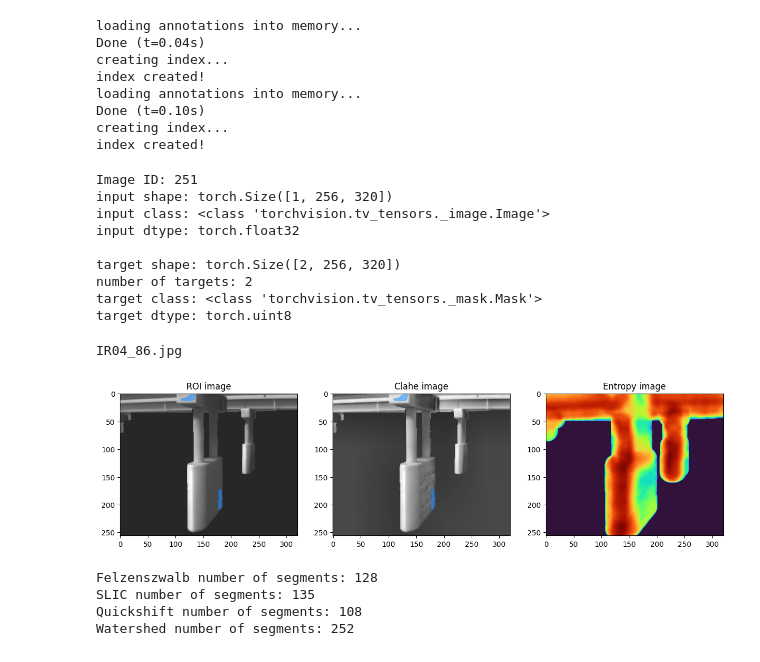
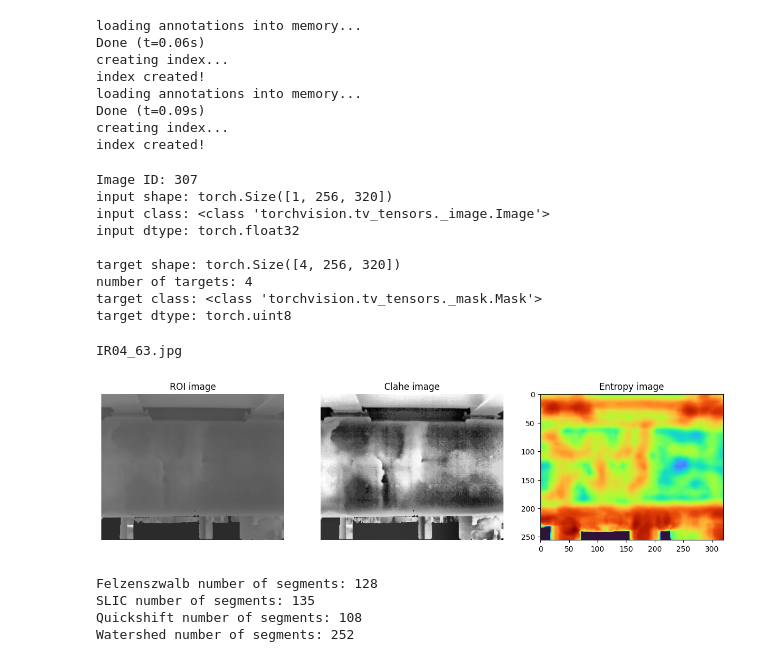
Before and after one commit to gramos93/mercury-duckling, a Jupyter notebook: notebooks/colormaps_example.ipynb, the cells around one changed output. Drawn from its saved outputs; the diff is of its cells as text; code cells hidden in the pictures.

```diff
--- a/notebooks/colormaps_example.ipynb
+++ b/notebooks/colormaps_example.ipynb
@@ -43,7 +43,7 @@ transforms = v2.Compose(
         v2.ToDtype({tv_tensors.Image: torch.float32, "others": None}, scale=False),
     ]
 )
-root="../data/merged_dataset_delam_thm"
+root="../../data/merged_dataset_delam_thm"
 dataset = ThermalDataset(
     root=root,
     annFile=os.path.join(root, "annotations/delamination.json"),
@@ -55,7 +55,7 @@ dataset = wrap_dataset_for_transforms_v2(
     dataset,
     target_keys=["masks", "labels", "boxes", "image_id"]
 )
-root="../data/merged_dataset_concrete"
+root="../../data/merged_dataset_concrete"
 dataset_concrete = CocoDetection(
     root=root,
     annFile=os.path.join(root, "annotations/concrete.json"),
@@ -69,15 +69,15 @@ dataset_concrete = wrap_dataset_for_transforms_v2(
 )
 # %% [output]
 loading annotations into memory...
-Done (t=0.04s)
+Done (t=0.06s)
 creating index...
 index created!
 loading annotations into memory...
-Done (t=0.10s)
+Done (t=0.09s)
 creating index...
 index created!
 # %%
-idx = 250
+idx = 306
 input, target = dataset[idx]
 print("Image ID:", target["image_id"])
 print(
@@ -92,13 +92,13 @@ print(
     "\ntarget dtype:", target["masks"].dtype
 )
 # %% [output]
-Image ID: 251
+Image ID: 307
 input shape: torch.Size([1, 256, 320])
 input class: <class 'torchvision.tv_tensors._image.Image'>
 input dtype: torch.float32
 
-target shape: torch.Size([2, 256, 320])
-number of targets: 2
+target shape: torch.Size([4, 256, 320])
+number of targets: 4
 target class: <class 'torchvision.tv_tensors._mask.Mask'>
 target dtype: torch.uint8
 # %%
@@ -112,7 +112,7 @@ file_name = dataset.coco.imgs[idx + 1]["file_name"]
 print(file_name)
 vis_input, vis_target = dataset_concrete[get_visible(file_name, dataset_concrete) - 1]
 # %% [output]
-IR04_86.jpg
+IR04_63.jpg
 # %%
 normalization = MinMaxNormalization()
 clahe_transform = Clahe()
@@ -136,17 +136,18 @@ entropy_img = entropy(
 # %%
 fig, (ax0, ax1, ax2) = plt.subplots(nrows=1, ncols=3, figsize=(15, 10))
 
 img0 = ax0.imshow(pil_input_cmap, cmap=None)
 ax0.set_title("ROI image")
 ax1.imshow(to_pil_image(input_clahe), cmap=None)
 ax1.set_title("Clahe image")
 ax2.imshow(entropy_img / entropy_img.max(), cmap='turbo')
 ax2.set_title("Entropy image")
 for ax in (ax0, ax1):
     for mask in target["masks"]:
         show_mask(mask.numpy(),ax, random_color=False)
+    ax.axis("off")
 # %% [output]
-[figure, old version]
+[figure, new version]
 # %%
 prompts = [{
     "type": "point",
```
Also changed, not shown: parts of 1 cell of this notebook, 9 other files.
